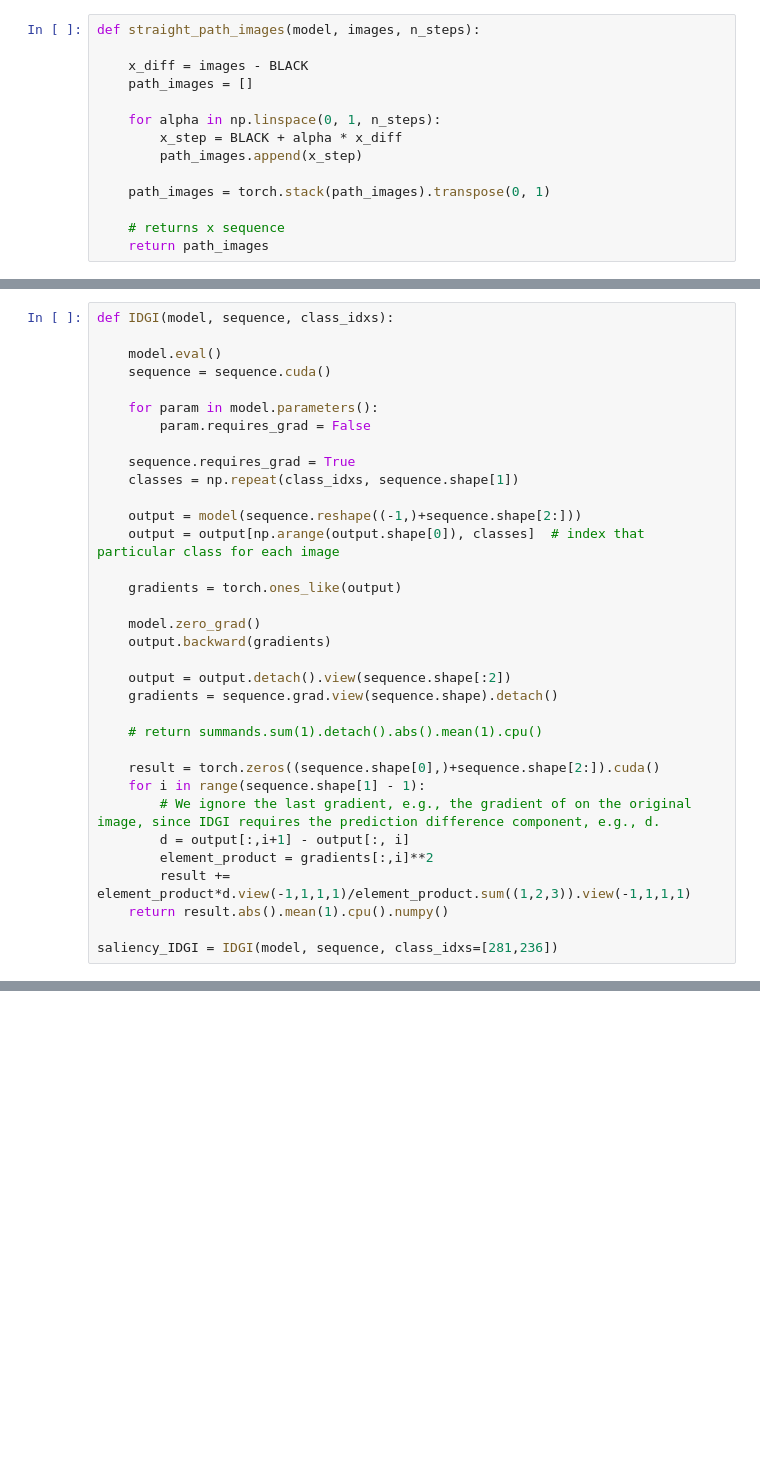
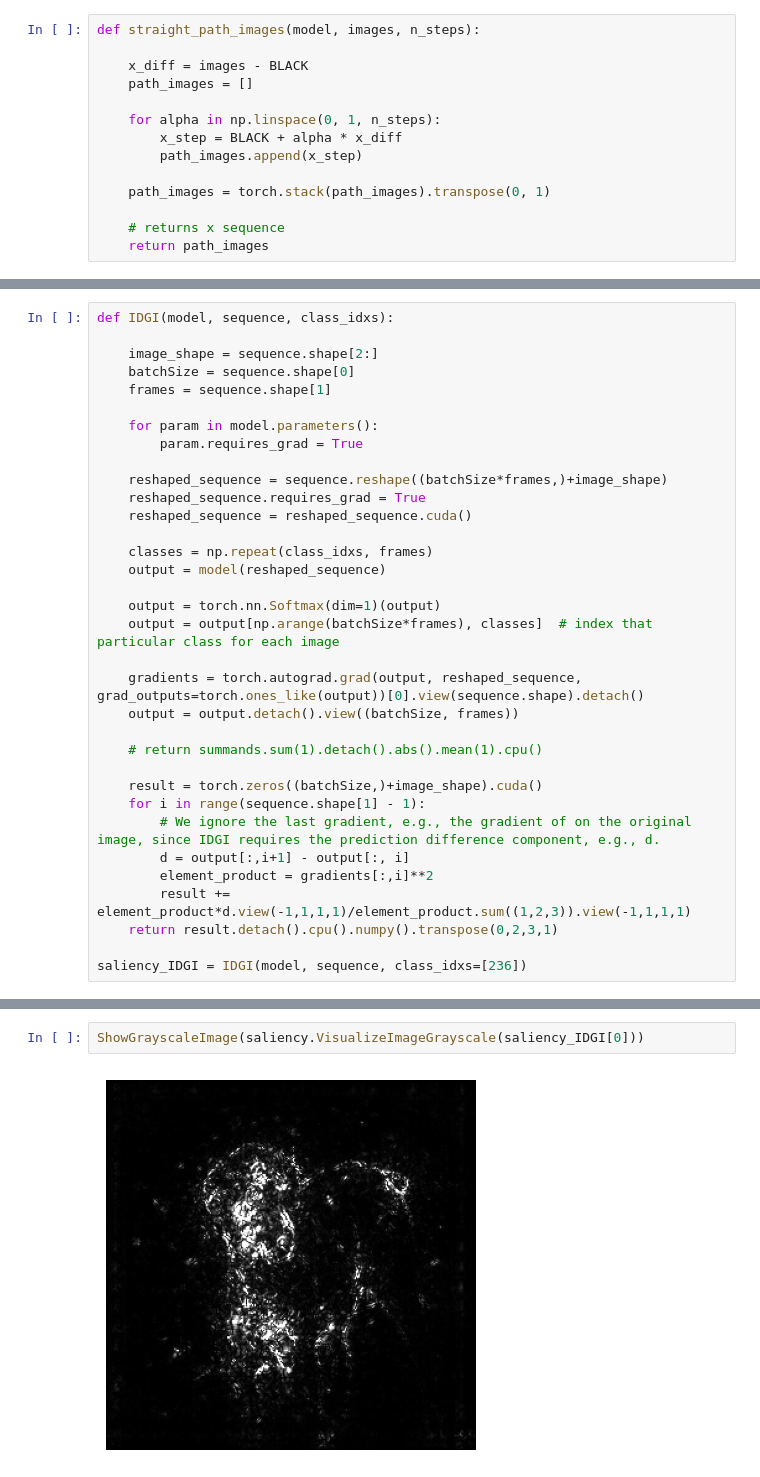
Before and after one commit to ShreeSinghi/TMLR-IDGI, a Jupyter notebook: implementation.ipynb, the cells around one changed output, grey strips where cells are left out. Drawn from its saved outputs; the diff is of its cells as text; blank space fills up the shorter version.

```diff
--- a/implementation.ipynb
+++ b/implementation.ipynb
@@ -84,34 +96,34 @@ saliency_IG = IG(model, sequence, class_idxs=[281,236])
 # %%
 def IDGI(model, sequence, class_idxs):
 
-    model.eval()
-    sequence = sequence.cuda()
+    image_shape = sequence.shape[2:]
+    batchSize = sequence.shape[0]
+    frames = sequence.shape[1]
 
     for param in model.parameters():
-        param.requires_grad = False
+        param.requires_grad = True
 
-    sequence.requires_grad = True
-    classes = np.repeat(class_idxs, sequence.shape[1])
+    reshaped_sequence = sequence.reshape((batchSize*frames,)+image_shape)
+    reshaped_sequence.requires_grad = True
+    reshaped_sequence = reshaped_sequence.cuda()
 
-    output = model(sequence.reshape((-1,)+sequence.shape[2:]))
-    output = output[np.arange(output.shape[0]), classes]  # index that particular class for each image
+    classes = np.repeat(class_idxs, frames)
+    output = model(reshaped_sequence)
 
-    gradients = torch.ones_like(output)
+    output = torch.nn.Softmax(dim=1)(output)
+    output = output[np.arange(batchSize*frames), classes]  # index that particular class for each image
 
-    model.zero_grad()
-    output.backward(gradients)
-
-    output = output.detach().view(sequence.shape[:2])
-    gradients = sequence.grad.view(sequence.shape).detach()
+    gradients = torch.autograd.grad(output, reshaped_sequence, grad_outputs=torch.ones_like(output))[0].view(sequence.shape).detach()
+    output = output.detach().view((batchSize, frames))
 
     # return summands.sum(1).detach().abs().mean(1).cpu()
 
-    result = torch.zeros((sequence.shape[0],)+sequence.shape[2:]).cuda()
+    result = torch.zeros((batchSize,)+image_shape).cuda()
     for i in range(sequence.shape[1] - 1):
         # We ignore the last gradient, e.g., the gradient of on the original image, since IDGI requires the prediction difference component, e.g., d.
         d = output[:,i+1] - output[:, i]
         element_product = gradients[:,i]**2
         result += element_product*d.view(-1,1,1,1)/element_product.sum((1,2,3)).view(-1,1,1,1)
-    return result.abs().mean(1).cpu().numpy()
+    return result.detach().cpu().numpy().transpose(0,2,3,1)
 
-saliency_IDGI = IDGI(model, sequence, class_idxs=[281,236])
+saliency_IDGI = IDGI(model, sequence, class_idxs=[236])
@@ -122,0 +130,4 @@ plt.imshow(saliency_IDGI[1])
+# %%
+ShowGrayscaleImage(saliency.VisualizeImageGrayscale(saliency_IDGI[0]))
+# %% [output]
+[figure, added]
```
Also changed, not shown: parts of 7 cells of this notebook, 1 other file.
